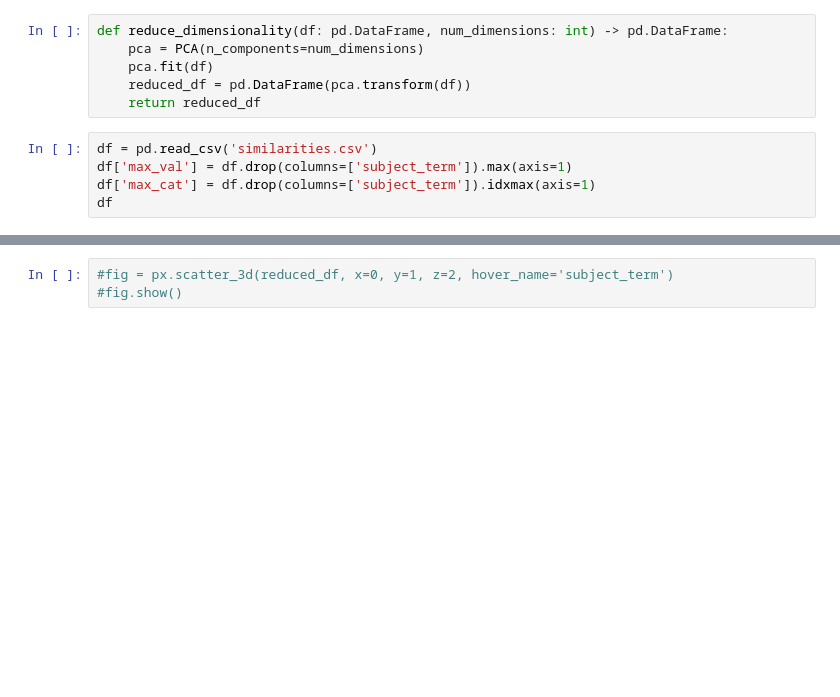
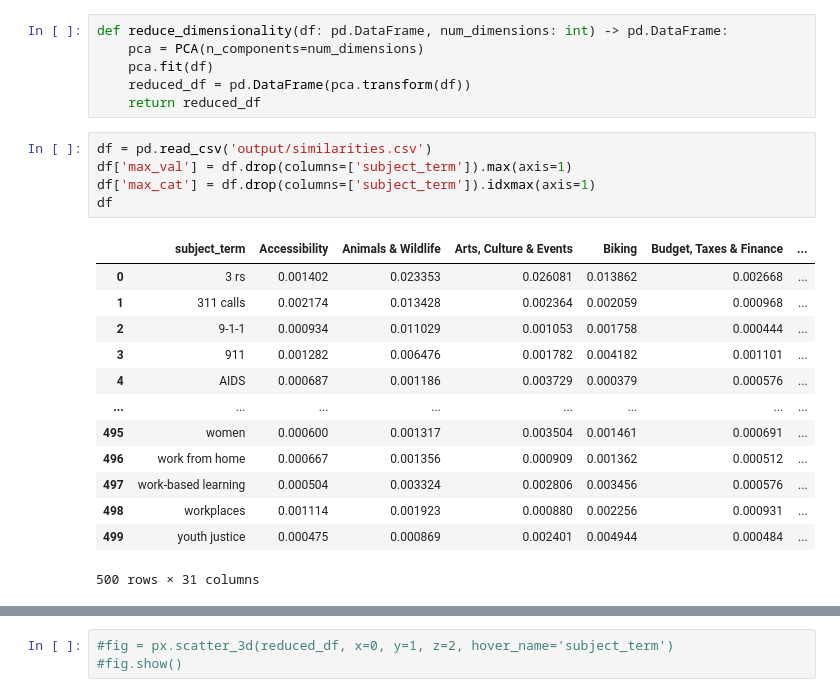
Before and after one commit to civic-dashboard/civic-dashboard-web, a Jupyter notebook: ml/dev/subject-term-categorization.ipynb, the cells around one changed output, grey strips where cells are left out. Cells and saved outputs as stored; diff of their text form; blank space fills up the shorter version.

Commit message:
Pin torch and transformers version, change output path

```diff
--- a/ml/dev/subject-term-categorization.ipynb
+++ b/ml/dev/subject-term-categorization.ipynb
@@ -131,10 +168,24 @@ def reduce_dimensionality(df: pd.DataFrame, num_dimensions: int) -> pd.DataFrame
     reduced_df = pd.DataFrame(pca.transform(df))
     return reduced_df
 # %%
-df = pd.read_csv('similarities.csv')
+df = pd.read_csv('output/similarities.csv')
 df['max_val'] = df.drop(columns=['subject_term']).max(axis=1)
 df['max_cat'] = df.drop(columns=['subject_term']).idxmax(axis=1)
 df
+# %% [output]
+|  | subject_term | Accessibility | Animals & Wildlife | Arts, Culture & Events | Biking | Budget, Taxes & Finance | ... |
+| 0 | 3 rs | 0.001402 | 0.023353 | 0.026081 | 0.013862 | 0.002668 | ... |
+| 1 | 311 calls | 0.002174 | 0.013428 | 0.002364 | 0.002059 | 0.000968 | ... |
+| 2 | 9-1-1 | 0.000934 | 0.011029 | 0.001053 | 0.001758 | 0.000444 | ... |
+| 3 | 911 | 0.001282 | 0.006476 | 0.001782 | 0.004182 | 0.001101 | ... |
+| 4 | AIDS | 0.000687 | 0.001186 | 0.003729 | 0.000379 | 0.000576 | ... |
+| ... | ... | ... | ... | ... | ... | ... | ... |
+| 495 | women | 0.000600 | 0.001317 | 0.003504 | 0.001461 | 0.000691 | ... |
+| 496 | work from home | 0.000667 | 0.001356 | 0.000909 | 0.001362 | 0.000512 | ... |
+| 497 | work-based learning | 0.000504 | 0.003324 | 0.002806 | 0.003456 | 0.000576 | ... |
+| 498 | workplaces | 0.001114 | 0.001923 | 0.000880 | 0.002256 | 0.000931 | ... |
+| 499 | youth justice | 0.000475 | 0.000869 | 0.002401 | 0.004944 | 0.000484 | ... |
+500 rows × 31 columns
 # %%
 reduced_df = pd.DataFrame(df)
 reduced_df.drop(columns=['subject_term', 'max_val', 'max_cat'], inplace=True)
```
Also changed, not shown: parts of 21 cells of this notebook.
